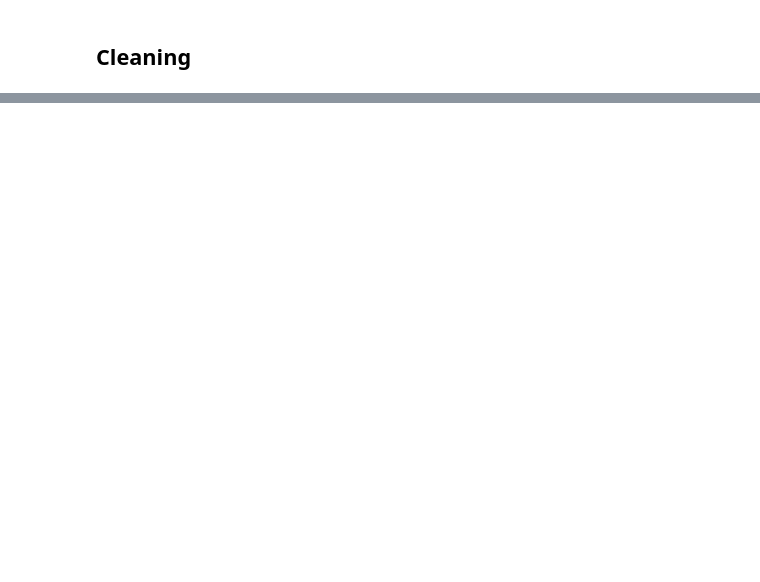
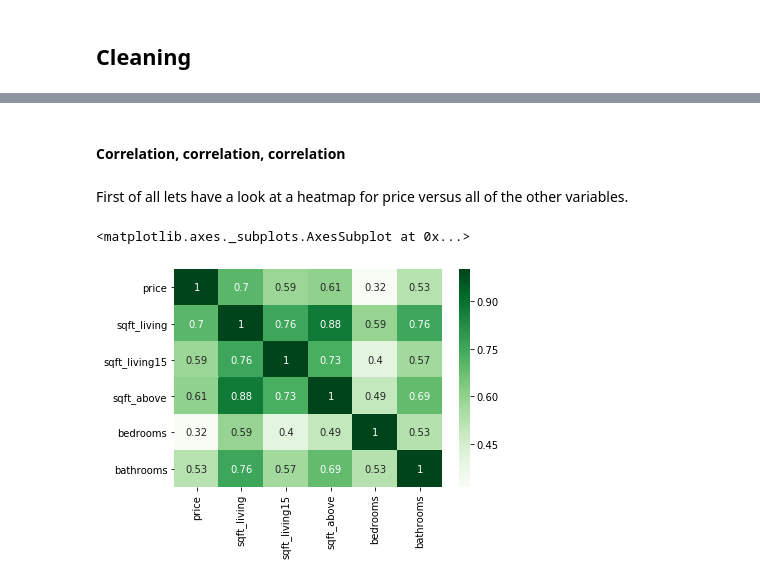
Before and after one commit to nismotie/Analysis-of-Seattle-Housing-Data, a Jupyter notebook: Questions and EDA.ipynb, the cells around one changed output, grey strips where cells are left out. Drawn from its saved outputs; the diff is of its cells as text; code cells hidden in the pictures; blank space fills up the shorter version.

```diff
--- a/Questions and EDA.ipynb
+++ b/Questions and EDA.ipynb
@@ -1,2 +1,11 @@
+# %%
+import pandas as pd
+import matplotlib.pyplot as plt
+%matplotlib inline
+import seaborn as sns
+import numpy as np
+
+df = pd.read_csv('cleaned_data.csv')
+sns.set_palette("ch:2.5,-.2,dark=50")
 # %% [markdown]
 ## Questions and Assumptions
@@ -32,0 +55,12 @@ it
+# %% [markdown]
+#### Correlation, correlation, correlation
+# %% [markdown]
+First of all lets have a look at a heatmap for price versus all of the other variables.
+# %%
+# First we make a new dataframe that of the pearson coefficient of each size variable and price against each other.
+correlation_matrix = df[['price','sqft_living', 'sqft_living15','sqft_above', 'bedrooms', 'bathrooms']].corr(method='pearson')
+# Then we use seaboard's heatmap to display this information
+sns.heatmap(correlation_matrix, cmap='Greens', annot=True)
+# %% [output]
+<matplotlib.axes._subplots.AxesSubplot at 0x...>
+[figure, added]
```
Also changed, not shown: parts of 22 cells of this notebook.
